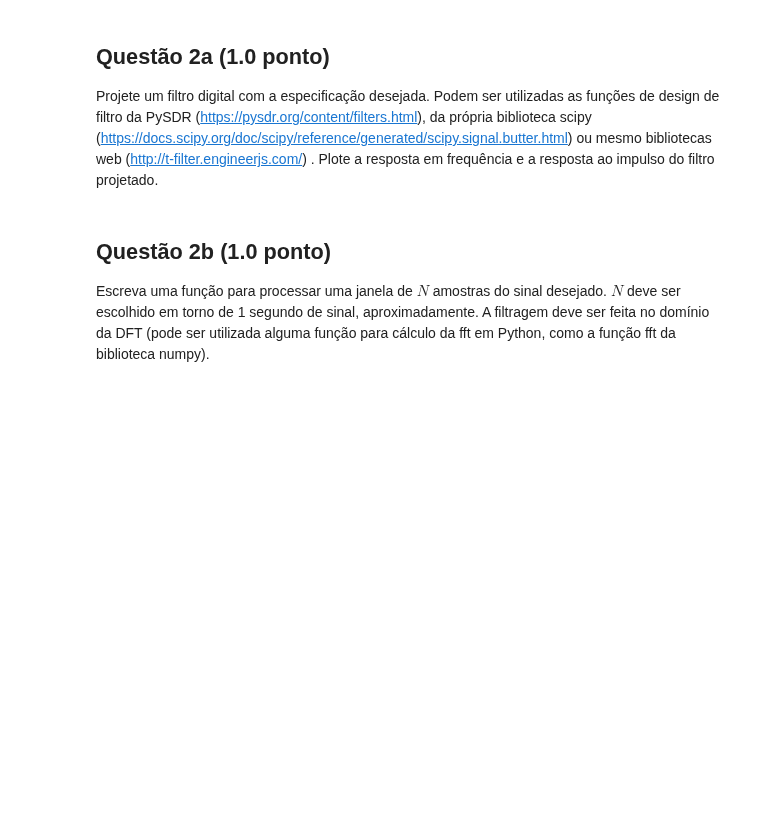
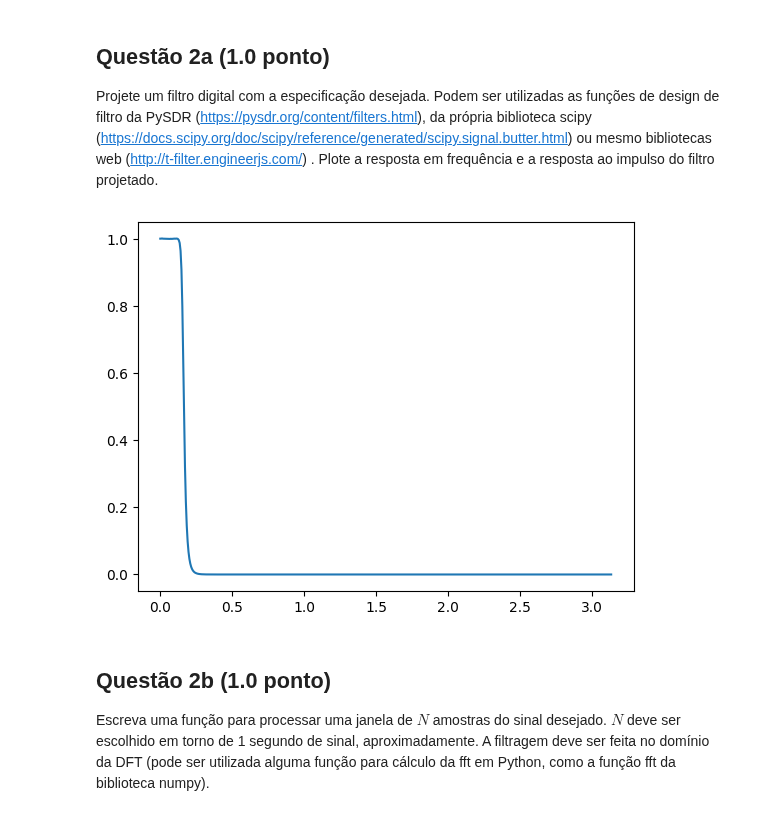
Before and after one commit to akaTsunemori/signal-processing-studies, a Jupyter notebook: projeto-4/projeto4.ipynb, the cells around one changed output. Drawn from its saved outputs; the diff is of its cells as text; code cells hidden in the pictures; blank space fills up the shorter version.

```diff
--- a/projeto-4/projeto4.ipynb
+++ b/projeto-4/projeto4.ipynb
@@ -73,3 +71,11 @@ Projete um filtro digital com a especificação desejada. Podem ser utilizadas a
+# %%
+nsamples = 512
+b, a = sp.signal.butter(N=12, Wn=5, fs=200, btype='lowpass')
+w, response = sp.signal.freqz(b, a, worN=nsamples)
+plt.plot(w, abs(response))
+plt.show()
+# %% [output]
+[figure, added]
 # %% [markdown]
 ## Questão 2b (1.0 ponto)
 
```
Also changed, not shown: parts of 6 cells of this notebook.
